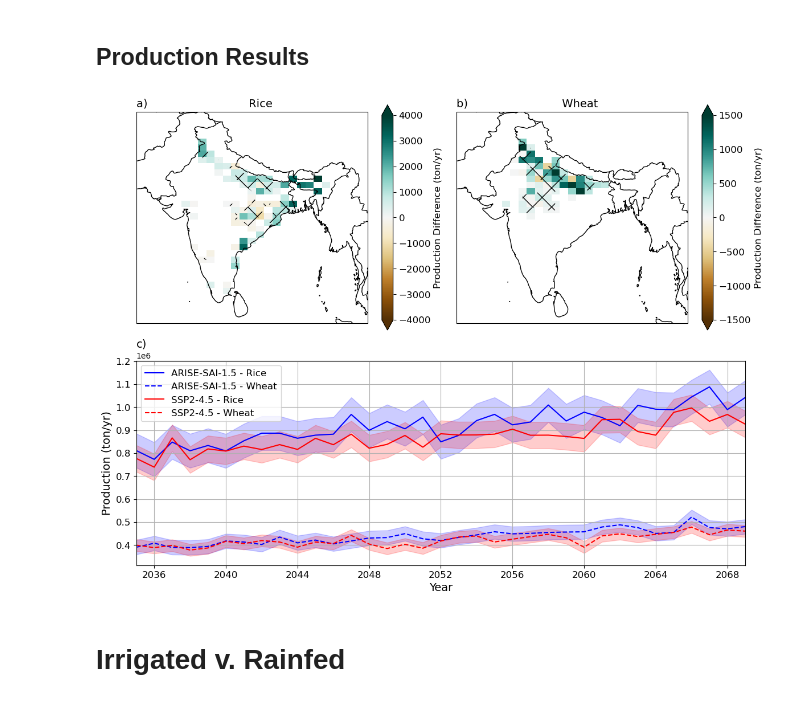
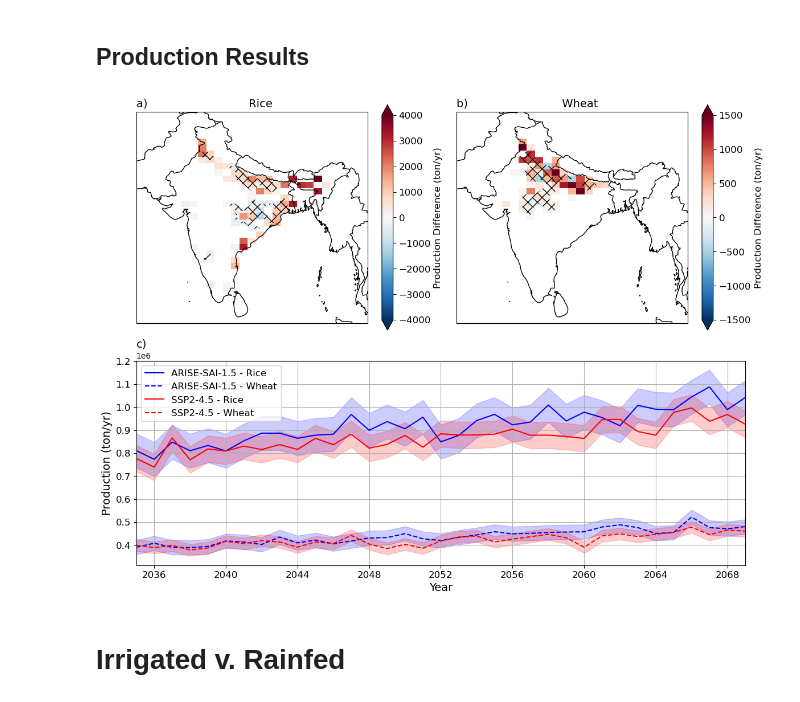
Before and after one commit to nina-grant/indian-agriculture-paper, a Jupyter notebook: Yield Results.ipynb, the cells around one changed output. Saved outputs shown, nothing was run; the diff lists cells and outputs as text; code cells hidden in the pictures.

```diff
--- a/Yield Results.ipynb
+++ b/Yield Results.ipynb
@@ -288,7 +139,7 @@ gs = fig.add_gridspec(2, 2, width_ratios=[1, 1], height_ratios=[1.1, 1])
 # Plot maps
 ax1 = fig.add_subplot(gs[0, 0], projection=ccrs.PlateCarree())
 plot_rice = difference_rice.mean(dim='time').plot(ax=ax1,
-                                                  cmap='BrBG',
+                                                  cmap='RdBu_r',
                                                   transform=ccrs.PlateCarree(),
                                                   add_colorbar=False,
                                                   add_labels=False,
@@ -297,7 +148,7 @@ plot_rice = difference_rice.mean(dim='time').plot(ax=ax1,
                                                  )
 # hatch any statistical insignificance (above 5%)
 sig = rice_pvalues.where(rice_pvalues > 0.05)
-sig.plot.contourf(ax=ax1, hatches=['x'], colors='none', extend='neither', add_colorbar=False, add_labels=False)
+sig.plot.contourf(ax=ax1, hatches=['xx'], colors='none', extend='neither', add_colorbar=False, add_labels=False)
 
 # ax1.set_title("Difference in Rainfed Rice Production (ARISE-SAI-1.5 - SSP2-4.5)\n 2050-2069")
 ax1.set_title("a)                             Rice", fontsize=14, loc='left')
@@ -310,7 +161,7 @@ cbar1.set_label('Production Difference (ton/yr)', fontsize=12)
 
 ax2 = fig.add_subplot(gs[0, 1], projection=ccrs.PlateCarree())
 plot_wheat = difference_wheat.mean(dim='time').plot(ax=ax2,
-                                                    cmap='BrBG',
+                                                    cmap='RdBu_r',
                                                     transform=ccrs.PlateCarree(),
                                                     add_colorbar=False,
                                                     add_labels=False,
@@ -319,7 +170,7 @@ plot_wheat = difference_wheat.mean(dim='time').plot(ax=ax2,
                                                    )
 # hatch any statistical insignificance (above 5%)
 sig = wheat_pvalues.where(wheat_pvalues > 0.05)
-sig.plot.contourf(ax=ax2, hatches=['x'], colors='none', extend='neither', add_colorbar=False, add_labels=False)
+sig.plot.contourf(ax=ax2, hatches=['xx'], colors='none', extend='neither', add_colorbar=False, add_labels=False)
 
 ax2.set_title("b)                           Wheat", fontsize=14, loc='left')
 # ax2.set_title("Difference in Rainfed Wheat Production (ARISE-SAI-1.5 - SSP2-4.5)\n 2050-2069")
@@ -344,34 +195,34 @@ ax3.plot(india_avg_ssp_rice.time, india_avg_ssp_rice, label='SSP2-4.5 - Rice', c
 ax3.plot(india_avg_ssp_wheat.time, india_avg_ssp_wheat, label='SSP2-4.5 - Wheat', color='red', ls='--')
 
 # Plot range for ARISE production
 ax3.fill_between(india_avg_arise_rice.time,
                  india_avg_arise_rice - india_avg_arise_rice.std(),
                  india_avg_arise_rice + india_avg_arise_rice.std(), color='blue', alpha=0.2)
 ax3.fill_between(india_avg_arise_wheat.time,
                  india_avg_arise_wheat - india_avg_arise_wheat.std(),
                  india_avg_arise_wheat + india_avg_arise_wheat.std(), color='blue', alpha=0.2)
 
 # Plot range for SSP production
 ax3.fill_between(india_avg_ssp_rice.time,
                  india_avg_ssp_rice - india_avg_ssp_rice.std(),
                  india_avg_ssp_rice + india_avg_ssp_rice.std(), color='red', alpha=0.2)
 ax3.fill_between(india_avg_ssp_wheat.time,
                  india_avg_ssp_wheat - india_avg_ssp_wheat.std(),
                  india_avg_ssp_wheat + india_avg_ssp_wheat.std(), color='red', alpha=0.2)
 
 # Set title and labels
 ax3.set_title('c)', fontsize=14, loc='left')
 # ax3.set_title('Total Rainfed Rice and Wheat Production in India (ARISE-SAI-1.5 vs SSP2-4.5)')
 ax3.set_xlabel('Year', fontsize=14)
 ax3.set_ylabel('Production (ton/yr)', fontsize=14)
 ax3.tick_params(axis='both', labelsize=12)  # Increase tick label font size
 ax3.legend(loc='upper left', fontsize=12)
 ax3.set_xlim(india_avg_arise_rice['time'].min(), india_avg_arise_rice['time'].max())
 ax3.grid(True)
 
 plt.tight_layout()
 # %% [output]
-[figure, old version]
+[figure, new version]
 # %% [markdown]
 # Irrigated v. Rainfed
 # %%
```
Also changed, not shown: parts of 7 cells of this notebook.
